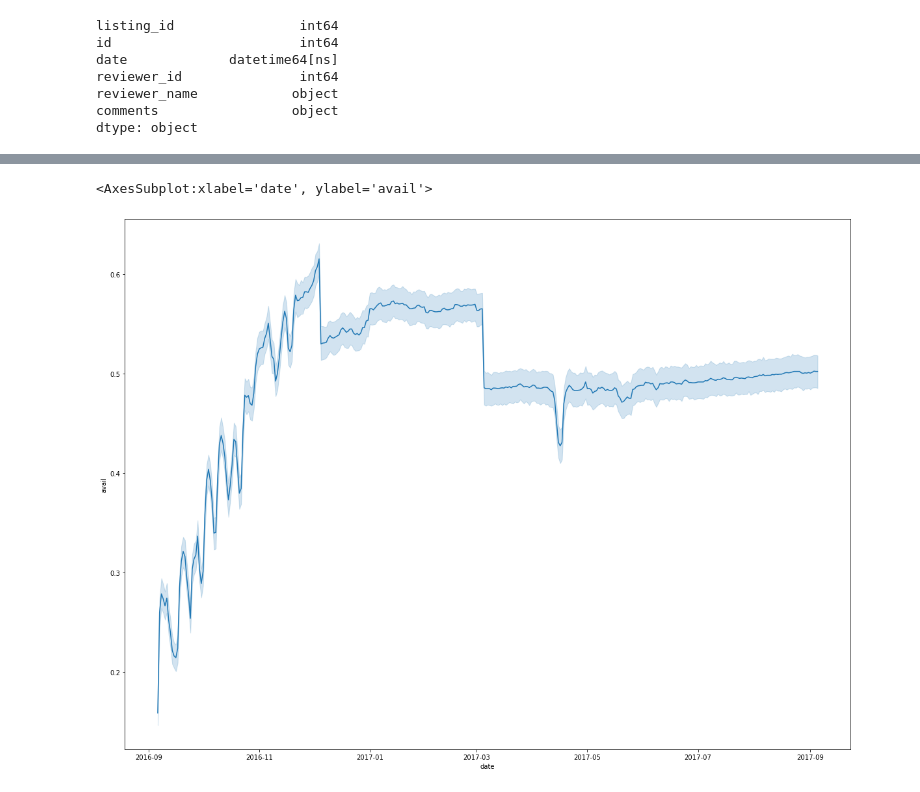
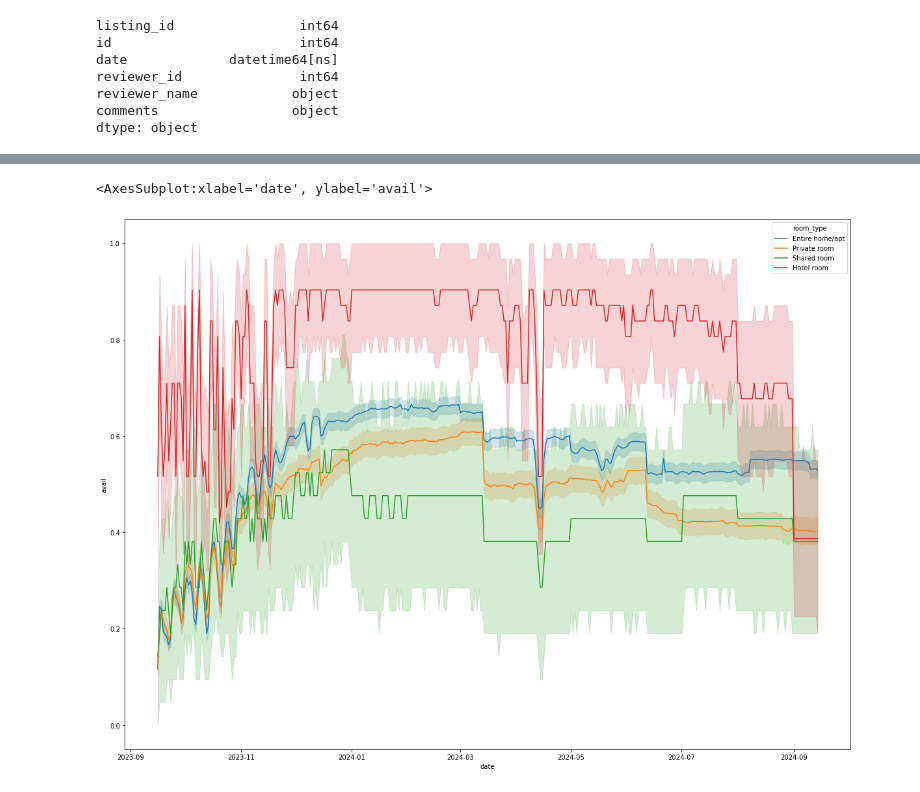
Before and after one commit to kylemfspurgeon/AirBnB_Udacity, a Jupyter notebook: AirBnB_exploration.ipynb, the cells around one changed output, grey strips where cells are left out. Drawn from its saved outputs; the diff is of its cells as text; code cells hidden in the pictures.

```diff
--- a/AirBnB_exploration.ipynb
+++ b/AirBnB_exploration.ipynb
@@ -8,12 +8,13 @@ import datetime
 from sklearn.preprocessing import OneHotEncoder
 from sklearn.compose import make_column_transformer
 # %%
+#load files in
 b_cal=pd.read_csv('BostonData/calendar.csv', parse_dates=['date'])
 b_rev=pd.read_csv('BostonData/reviews.csv', parse_dates=['date'])
-b_list=pd.read_csv('BostonData/listings.csv')
+b_list=pd.read_csv('BostonData/listings-2.csv')
 s_cal=pd.read_csv('SeattleData/calendar.csv', parse_dates=['date'])
 s_rev=pd.read_csv('SeattleData/reviews.csv', parse_dates=['date'])
-s_list=pd.read_csv('SeattleData/listings.csv')
+s_list=pd.read_csv('SeattleData/listings-2.csv')
 %matplotlib inline
 plt.rcParams["figure.figsize"] = (20, 15)
 # %%
@@ -91,17 +97,18 @@ dtype: object
 # %%
+#set variables to correct types (t/f to bool, $ to floats, etc)
 s_cal['avail'] = s_cal.available.apply(lambda x: True if x=='t' else False)
 
 s_cal.price = s_cal.price.str.replace('$','').str.replace(',','').astype(float)#Cast to float
 b_cal.price = b_cal.price.str.replace('$','').str.replace(',','').astype(float)#Cast to float
 s_list.price = s_list.price.str.replace('$','').str.replace(',','').astype(float)#Cast to float
 b_list.price = b_list.price.str.replace('$','').str.replace(',','').astype(float)#Cast to float
-s_list.security_deposit = s_list.security_deposit.str.replace('$','').str.replace(',','').astype(float)#Cast to float
-b_list.security_deposit = b_list.security_deposit.str.replace('$','').str.replace(',','').astype(float)#Cast to float
+# s_list.security_deposit = s_list.security_deposit.str.replace('$','').str.replace(',','').astype(float)#Cast to float
+# b_list.security_deposit = b_list.security_deposit.str.replace('$','').str.replace(',','').astype(float)#Cast to float
 
-s_list.cleaning_fee=s_list.cleaning_fee.fillna(0)
-b_list.cleaning_fee=b_list.cleaning_fee.fillna(0)
-s_list.security_deposit=s_list.security_deposit.fillna(0)
-b_list.security_deposit=b_list.security_deposit.fillna(0)
+# s_list.cleaning_fee=s_list.cleaning_fee.fillna(0)
+# b_list.cleaning_fee=b_list.cleaning_fee.fillna(0)
+# s_list.security_deposit=s_list.security_deposit.fillna(0)
+# b_list.security_deposit=b_list.security_deposit.fillna(0)
 s_list.host_is_superhost = s_list.host_is_superhost.apply(lambda x: True if x=='t' else False)
 b_list.host_is_superhost = b_list.host_is_superhost.apply(lambda x: True if x=='t' else False)
 s_list.host_response_rate = s_list.host_response_rate.str.replace('%','').astype(float)
@@ -112,7 +119,7 @@ s_list.host_identity_verified = s_list.host_identity_verified.apply(lambda x: Tr
 b_list.host_identity_verified = b_list.host_identity_verified.apply(lambda x: True if x=='t' else False)
 s_list.instant_bookable = s_list.instant_bookable.apply(lambda x: True if x=='t' else False)
 b_list.instant_bookable = b_list.instant_bookable.apply(lambda x: True if x=='t' else False)
-s_list.require_guest_phone_verification = s_list.require_guest_phone_verification.apply(lambda x: True if x=='t' else False)
-b_list.require_guest_phone_verification = b_list.require_guest_phone_verification.apply(lambda x: True if x=='t' else False)
-s_list.require_guest_profile_picture = s_list.require_guest_profile_picture.apply(lambda x: True if x=='t' else False)
-b_list.require_guest_profile_picture = b_list.require_guest_profile_picture.apply(lambda x: True if x=='t' else False)
+# s_list.require_guest_phone_verification = s_list.require_guest_phone_verification.apply(lambda x: True if x=='t' else False)
+# b_list.require_guest_phone_verification = b_list.require_guest_phone_verification.apply(lambda x: True if x=='t' else False)
+# s_list.require_guest_profile_picture = s_list.require_guest_profile_picture.apply(lambda x: True if x=='t' else False)
+# b_list.require_guest_profile_picture = b_list.require_guest_profile_picture.apply(lambda x: True if x=='t' else False)
@@ -171,6 +178,13 @@ sns.histplot(data=s_list.review_scores_rating)
 # %%
-sns.lineplot(data=b_cal, x='date', y='avail')
+#plots listing availability by room type
+b_cal['id']=b_cal.listing_id
+mdf = pd.DataFrame(b_list[['id','room_type']].groupby('id',as_index=False).min())
+# mdf.columns = ['id','room_type','drop']
+# mdf= mdf.drop('drop',axis=1)
+b_cal2 = b_cal.merge(mdf,on='id', how='left',suffixes=('_r','_l'))
+#b_cal2.head()
+sns.lineplot(data=b_cal2, x='date', y='avail', hue='room_type')
 #sns.lineplot(data=b_cal, x='date',y='price')
 # %% [output]
 <AxesSubplot:xlabel='date', ylabel='avail'>
-[figure, old version]
+[figure, new version]
```
Also changed, not shown: parts of 39 cells of this notebook.
